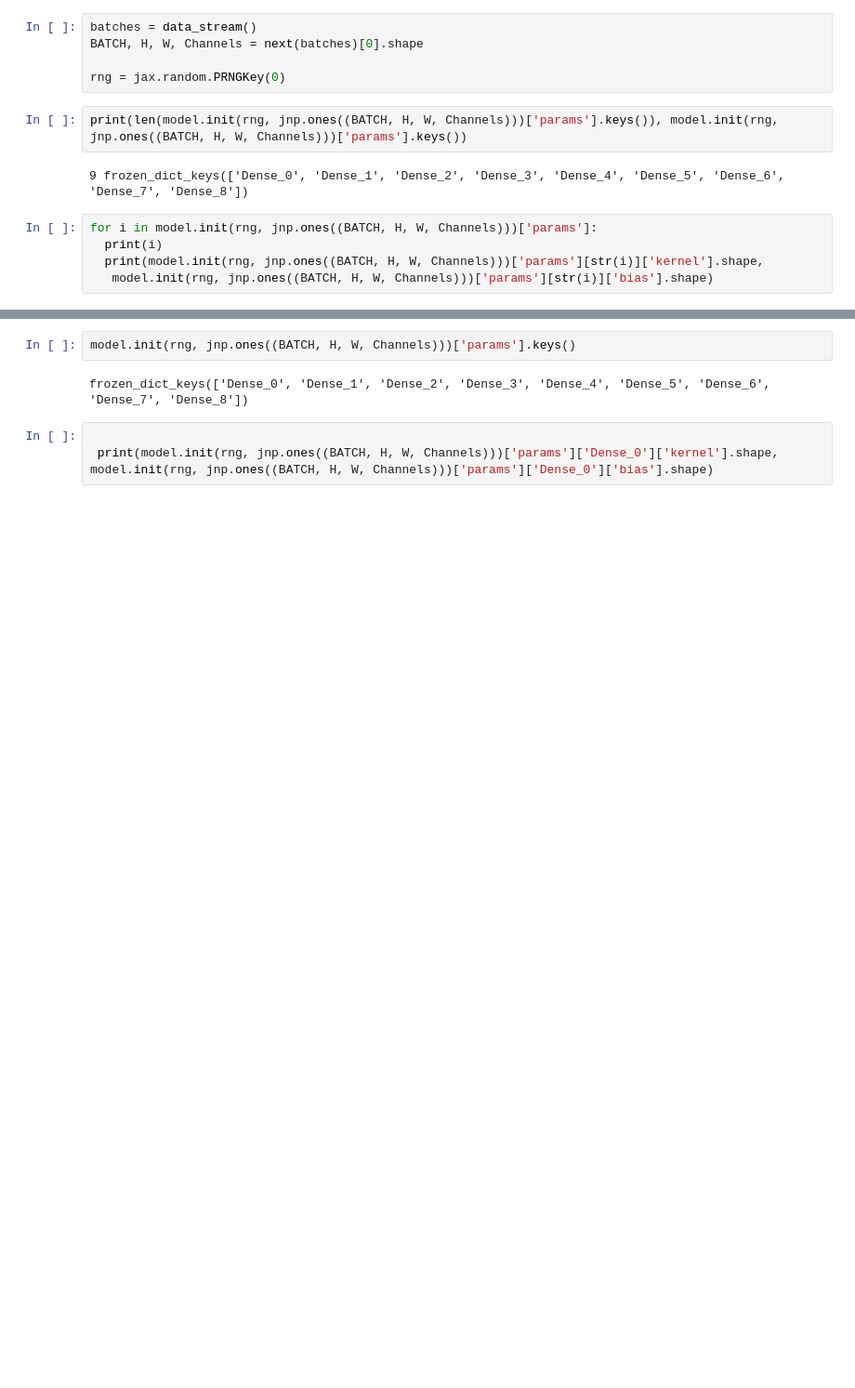
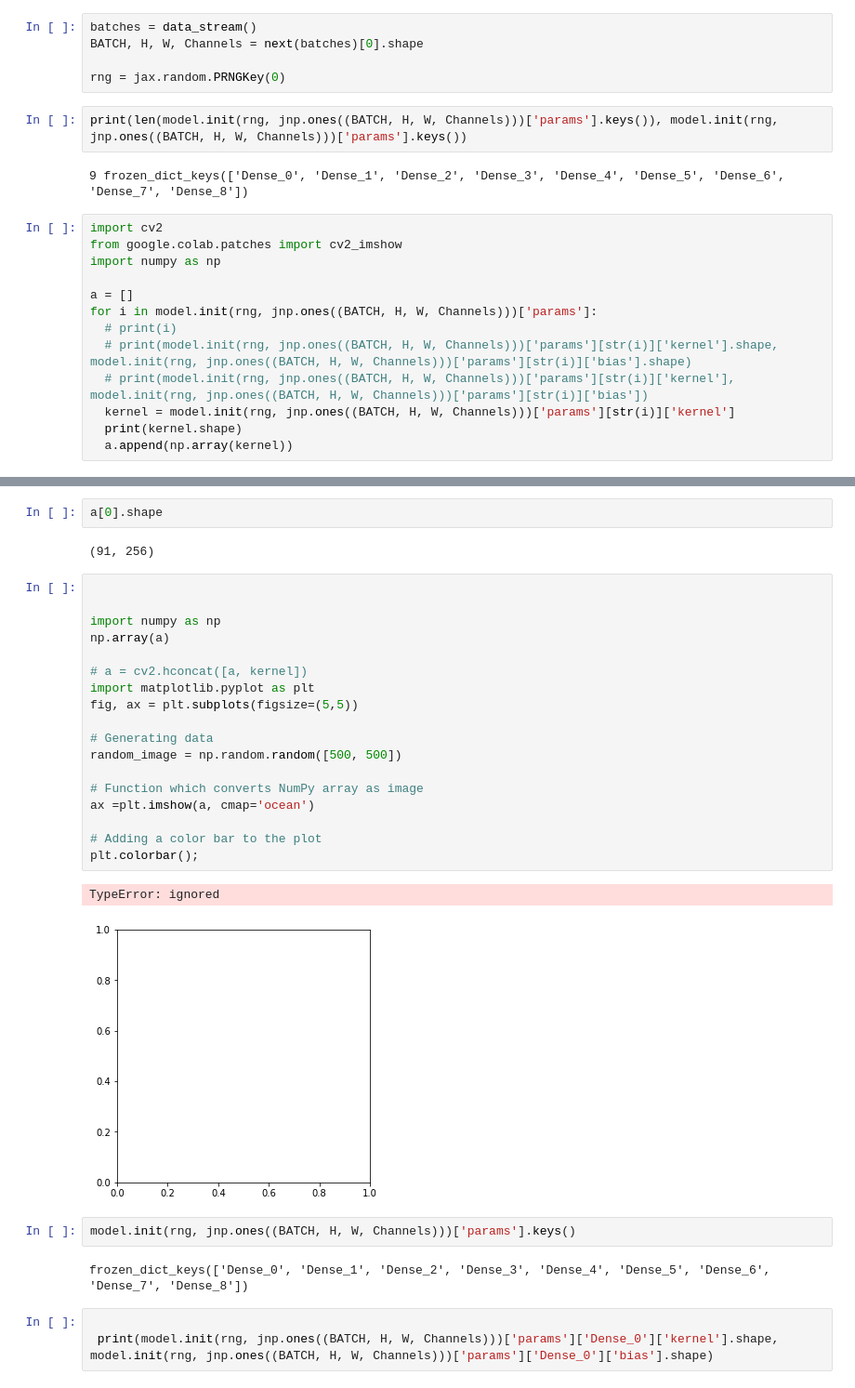
Before and after one commit to 1kaiser/Media-Segment-Depth-MLP, a Jupyter notebook: MLP_Image_training_Parallel.ipynb, the cells around one changed output, grey strips where cells are left out. Shown at 93% size. Saved outputs shown, nothing was run; the diff lists cells and outputs as text; blank space fills up the shorter version.

```diff
--- a/MLP_Image_training_Parallel.ipynb
+++ b/MLP_Image_training_Parallel.ipynb
@@ -734,8 +734,16 @@ print(len(model.init(rng, jnp.ones((BATCH, H, W, Channels)))['params'].keys()),
 # %% [output]
 9 frozen_dict_keys(['Dense_0', 'Dense_1', 'Dense_2', 'Dense_3', 'Dense_4', 'Dense_5', 'Dense_6', 'Dense_7', 'Dense_8'])
 # %%
+import cv2
+from google.colab.patches import cv2_imshow
+import numpy as np
+
+a = []
 for i in model.init(rng, jnp.ones((BATCH, H, W, Channels)))['params']:
-  print(i)
-  print(model.init(rng, jnp.ones((BATCH, H, W, Channels)))['params'][str(i)]['kernel'].shape,
-   model.init(rng, jnp.ones((BATCH, H, W, Channels)))['params'][str(i)]['bias'].shape)
+  # print(i)
+  # print(model.init(rng, jnp.ones((BATCH, H, W, Channels)))['params'][str(i)]['kernel'].shape,   model.init(rng, jnp.ones((BATCH, H, W, Channels)))['params'][str(i)]['bias'].shape)
+  # print(model.init(rng, jnp.ones((BATCH, H, W, Channels)))['params'][str(i)]['kernel'],   model.init(rng, jnp.ones((BATCH, H, W, Channels)))['params'][str(i)]['bias'])
+  kernel = model.init(rng, jnp.ones((BATCH, H, W, Channels)))['params'][str(i)]['kernel']
+  print(kernel.shape)
+  a.append(np.array(kernel))
 # %% [output]
@@ -760,3 +773,28 @@ Dense_8
+# %%
+a[0].shape
+# %% [output]
+(91, 256)
+# %%
+
+
+import numpy as np
+np.array(a)
+
+# a = cv2.hconcat([a, kernel])
+import matplotlib.pyplot as plt
+fig, ax = plt.subplots(figsize=(5,5))
+
+# Generating data
+random_image = np.random.random([500, 500])
+
+# Function which converts NumPy array as image
+ax =plt.imshow(a, cmap='ocean')
+
+# Adding a color bar to the plot
+plt.colorbar();
+# %% [output]
+TypeError: ignored
+[figure, added]
 # %%
 model.init(rng, jnp.ones((BATCH, H, W, Channels)))['params'].keys()
 # %% [output]
```
Also changed, not shown: parts of 2 cells of this notebook.
